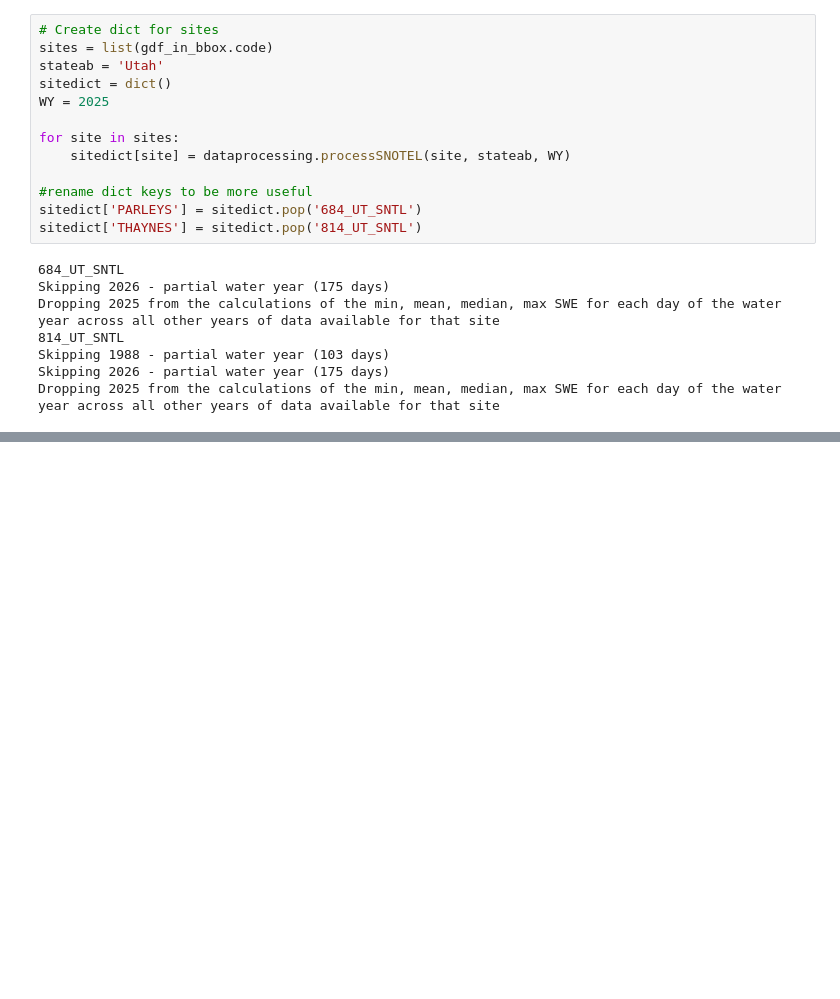
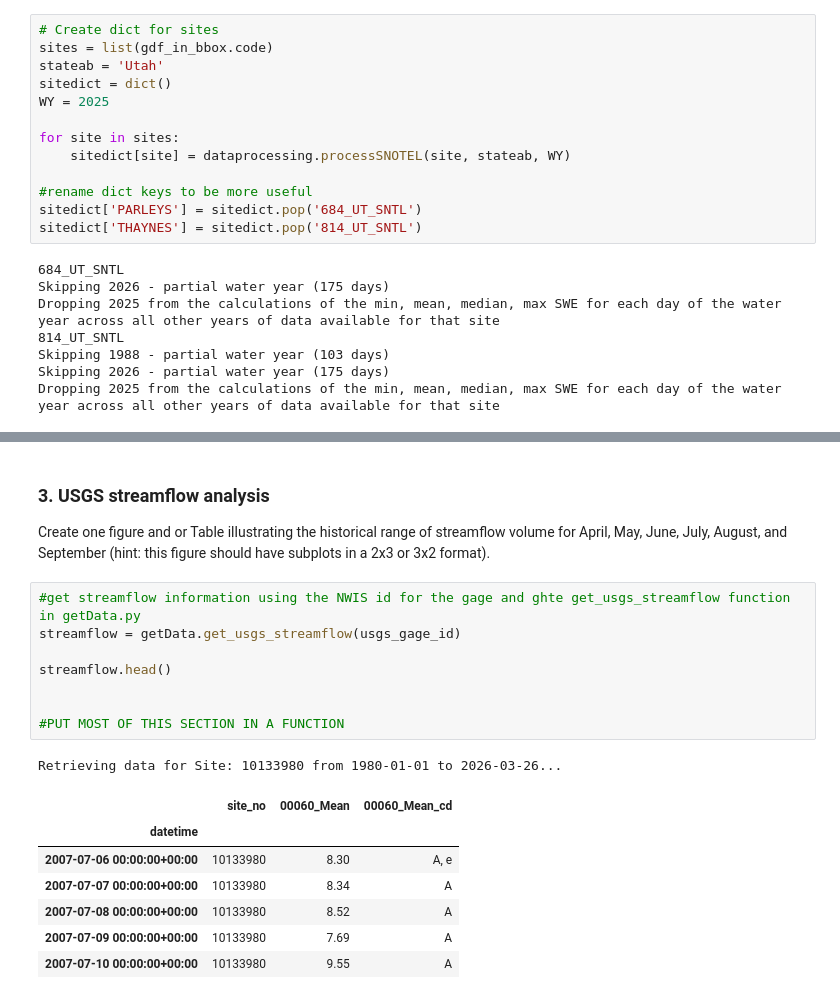
Before and after one commit to adernbach/hydroinformaticshomework2, a Jupyter notebook: res_mgmt.ipynb, the cells around one changed output, grey strips where cells are left out. Drawn from its saved outputs; the diff is of its cells as text; blank space fills up the shorter version.

```diff
--- a/res_mgmt.ipynb
+++ b/res_mgmt.ipynb
@@ -188,0 +189,21 @@ SNOTEL_Analyzer.SNOTELPlots(sitedict, gdf_in_bbox, WY, watershed, AOI,DOI)
+# %% [markdown]
+### 3. USGS streamflow analysis
+
+Create one figure and or Table illustrating the historical range of streamflow volume for April, May, June, July, August, and September (hint: this figure should have subplots in a 2x3 or 3x2 format).
+# %%
+#get streamflow information using the NWIS id for the gage and ghte get_usgs_streamflow function in getData.py
+streamflow = getData.get_usgs_streamflow(usgs_gage_id)
+
+streamflow.head()
+
+
+#PUT MOST OF THIS SECTION IN A FUNCTION
+# %% [output]
+Retrieving data for Site: 10133980 from 1980-01-01 to 2026-03-26...
+|  | site_no | 00060_Mean | 00060_Mean_cd |
+| datetime |  |  |  |
+| 2007-07-06 00:00:00+00:00 | 10133980 | 8.30 | A, e |
+| 2007-07-07 00:00:00+00:00 | 10133980 | 8.34 | A |
+| 2007-07-08 00:00:00+00:00 | 10133980 | 8.52 | A |
+| 2007-07-09 00:00:00+00:00 | 10133980 | 7.69 | A |
+| 2007-07-10 00:00:00+00:00 | 10133980 | 9.55 | A |
```
Also changed, not shown: parts of 7 cells of this notebook, 6 other files.
